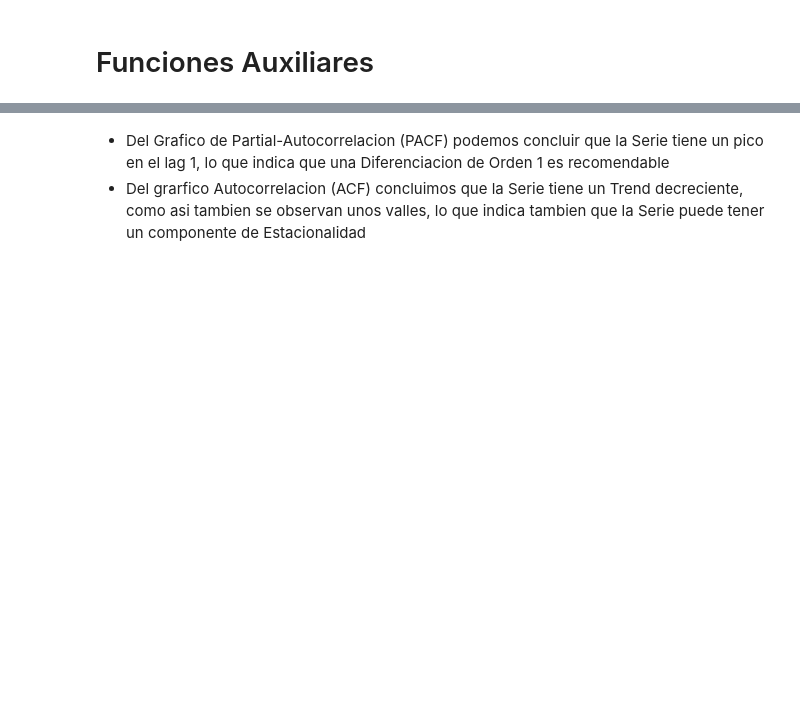
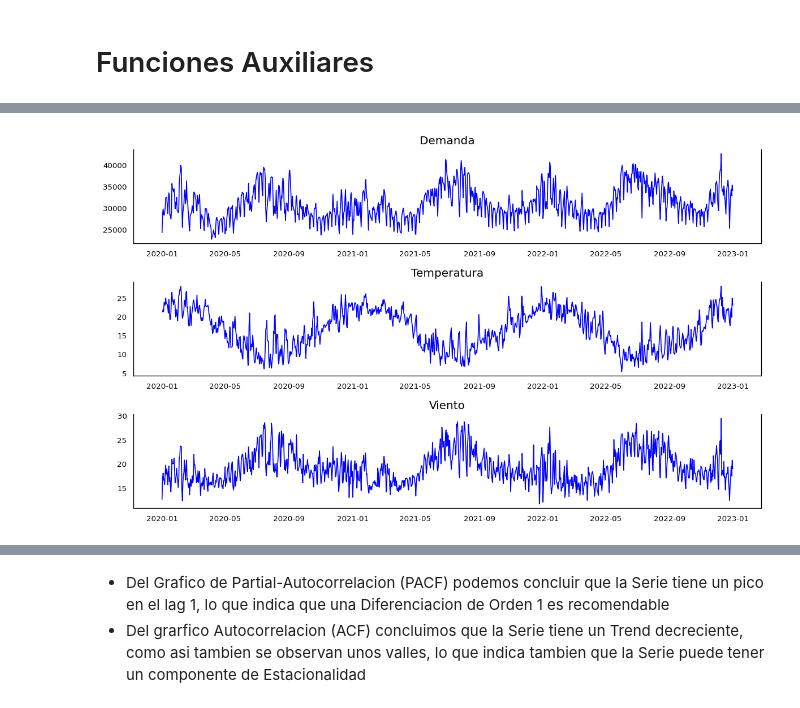
Before and after one commit to AndresMontesDeOca/TimeSeries, a Jupyter notebook: TP1_Ale_v2.ipynb, the cells around one changed output, grey strips where cells are left out. Cells and saved outputs as stored; diff of their text form; code cells hidden in the pictures; blank space fills up the shorter version.

```diff
--- a/TP1_Ale_v2.ipynb
+++ b/TP1_Ale_v2.ipynb
@@ -440,0 +440,16 @@ def diferenciacion(y):
+# %%
+# Plot each time series in the dataset
+fig, axes = plt.subplots(nrows=3, ncols=1, dpi=120, figsize=(10,6))
+for i, ax in enumerate(axes.flatten()):
+    data_column = data.columns[i]
+    ax.plot(data[data_column], color='blue', linewidth=1)
+    # Decorate
+    ax.set_title(data_column)
+    ax.xaxis.set_ticks_position('none')
+    ax.yaxis.set_ticks_position('none')
+    ax.spines["top"].set_alpha(0)
+    ax.tick_params(labelsize=8)
+
+plt.tight_layout();
+# %% [output]
+[figure, added]
```
Also changed, not shown: parts of 12 cells of this notebook.
